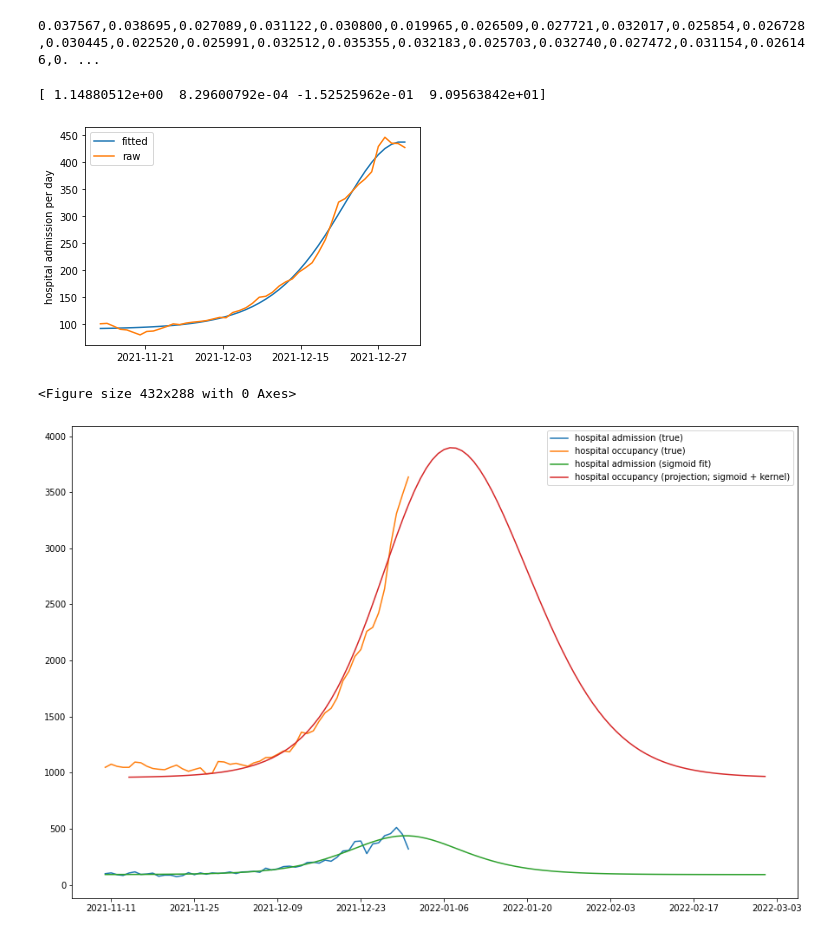
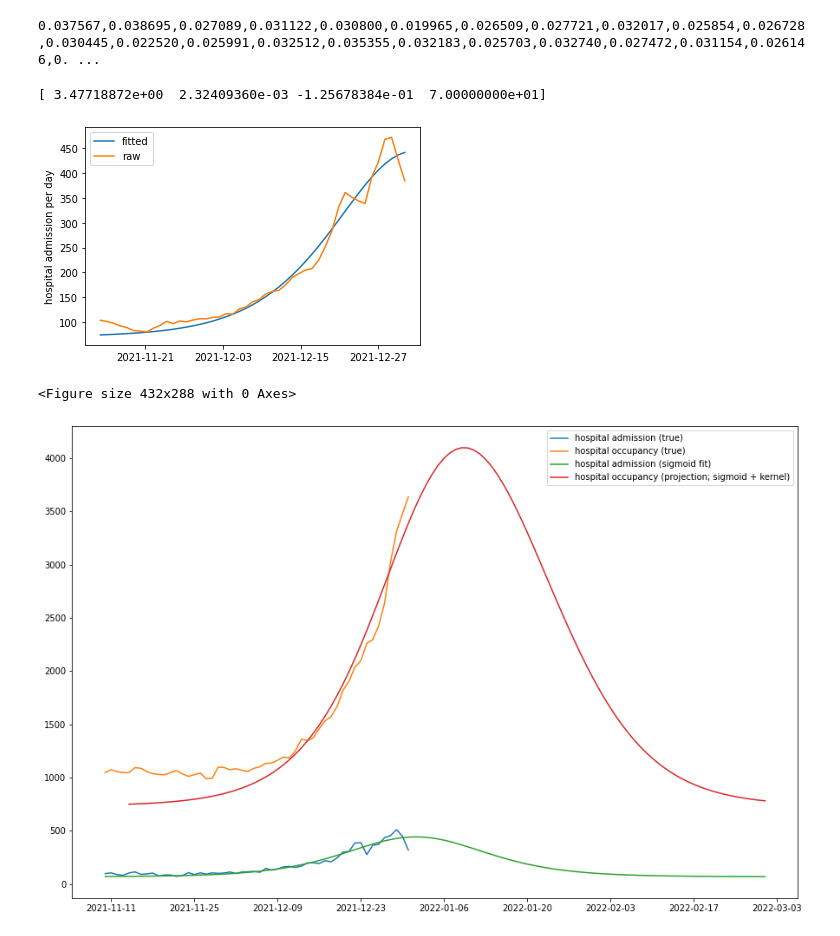
Before and after one commit to nicfreeman1209/covid-19, a Jupyter notebook: conv-estimator/conv_estimator_admiss_occup.ipynb, the cells around one changed output. Saved outputs shown, nothing was run; the diff lists cells and outputs as text; code cells hidden in the pictures.

```diff
--- a/conv-estimator/conv_estimator_admiss_occup.ipynb
+++ b/conv-estimator/conv_estimator_admiss_occup.ipynb
@@ -311,7 +311,7 @@ sigmoid_fit_end_date = dates_test[-1] #datetime.datetime(year=2021, month=12, da
 sigmoid_fit_start_loc = dates_test.index(sigmoid_fit_start_date)
 sigmoid_fit_end_loc = dates_test.index(sigmoid_fit_end_date)
 sigmoid_fit_ts = test_in_stream[sigmoid_fit_start_loc:sigmoid_fit_end_loc+1]
-sigmoid_fit_ts = N_avg_soft(sigmoid_fit_ts,2)
+sigmoid_fit_ts = N_avg_soft(sigmoid_fit_ts,1)
 
 def Dsigmoid(x, a, b, c, d):
     return d + a * np.exp(-c*x) * np.reciprocal((1+b*np.exp(-c*x))**2)
@@ -319,7 +319,7 @@ def Dsigmoid(x, a, b, c, d):
 sigmoid_x_range_fit = list(range(1,len(sigmoid_fit_ts)+1))
 sigmoid_x_dates_fit = pd.date_range(sigmoid_fit_start_date, sigmoid_fit_end_date).to_list()
 sigmoid_date_range_fit = pd.date_range(sigmoid_fit_start_date, sigmoid_fit_end_date).to_list()
-params, covars = curve_fit(Dsigmoid, sigmoid_x_range_fit, sigmoid_fit_ts, method="trf", bounds=([0,-.5,-.5,0],[100,.5,.5,200]), maxfev=20000)#, loss="soft_l1")
+params, covars = curve_fit(Dsigmoid, sigmoid_x_range_fit, sigmoid_fit_ts, method="trf", bounds=([0,-.5,-.5,0],[100,.5,.5,70]), maxfev=20000)#, loss="soft_l1")
 print(params)
 
 plt.clf()
@@ -335,34 +335,34 @@ def plt_clipped(ax, start_date, x, y, label=""):
     x = np.array(x)
     y = np.array(y)
     _x = x[x >= start_date]
     _y = y[x >= start_date]
     ax.plot(_x,_y, label=label)
 
 sigmoid_start_date = sigmoid_fit_start_date
 sigmoid_end_date = datetime.datetime(year=2022, month=3, day=1)
 sigmoid_x_dates = pd.date_range(sigmoid_start_date-datetime.timedelta(days=len(avg_minimizer)), sigmoid_end_date).to_list()
 sigmoid_x_range = list(range(1-len(avg_minimizer),1+len(sigmoid_x_dates)-len(avg_minimizer)))
 sigmoid_pred_in = [Dsigmoid(x,*params) for x in sigmoid_x_range]
 #pre_sigmoid_in_stream_start = dates_test.index(sigmoid_start_date-datetime.timedelta(days=len(avg_minimizer)))
 #pre_sigmoid_out_stream_end = dates_test.index(sigmoid_start_date)
 #sigmoid_pred_in[:len(avg_minimizer)] = test_in_stream[pre_sigmoid_in_stream_start:pre_sigmoid_out_stream_end] # paste in real data to before the sigmoid was fitted
 kernel = cumsumflip(avg_minimizer)*test_scale_factor*final_scale_factor
 sigmoid_pred_out = np.convolve(sigmoid_pred_in, kernel, mode="valid")
 
 clip_date = sigmoid_start_date - datetime.timedelta(days=5)
 
 plt.clf()
 fig, ax1 = plt.subplots(1,1, figsize=(15,10))
 plt_clipped(ax1, clip_date, dates_test, test_in_stream, label="%s (true)" % in_event)
 plt_clipped(ax1, clip_date, dates_test, test_out_stream, label="%s (true)" % out_event)
 plt_clipped(ax1, clip_date, sigmoid_x_dates, sigmoid_pred_in, label="%s (sigmoid fit)" % in_event)
 plt_clipped(ax1, clip_date, sigmoid_x_dates[-len(sigmoid_pred_out):], sigmoid_pred_out, label="%s (projection; sigmoid + kernel)" % out_event)
 ax1.xaxis.set_major_locator(ticker.MultipleLocator(14))
 ax1.legend()
 plt.savefig("%s__%s__%s__amateurish_prediction.png" % (in_event, out_event, geographical_context), bbox_inches='tight', facecolor='white', transparent=False)
 plt.show()
 # %% [output]
-[ 1.14880512e+00  8.29600792e-04 -1.52525962e-01  9.09563842e+01]
+[ 3.47718872e+00  2.32409360e-03 -1.25678384e-01  7.00000000e+01]
-[figure, old version]
+[figure, new version]
 <Figure size 432x288 with 0 Axes>
-[figure, old version]
+[figure, new version]
```
Also changed, not shown: 1 other file.
